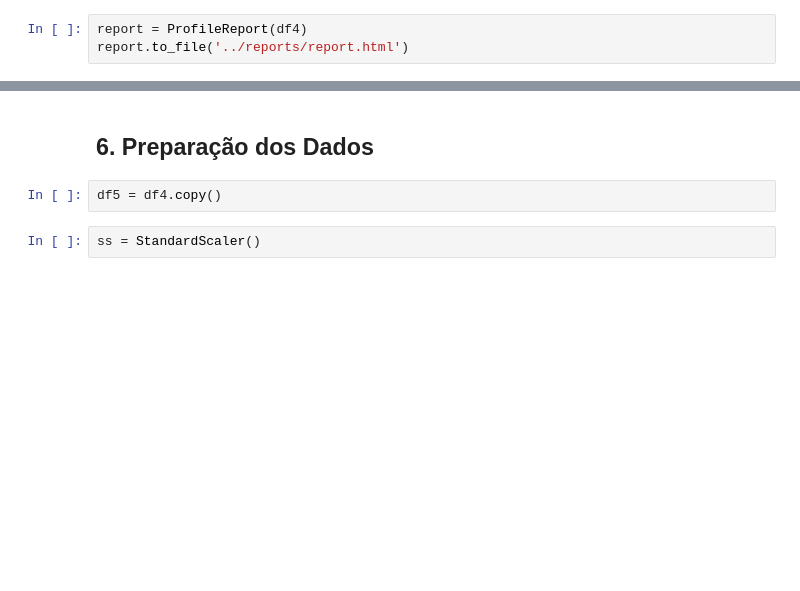
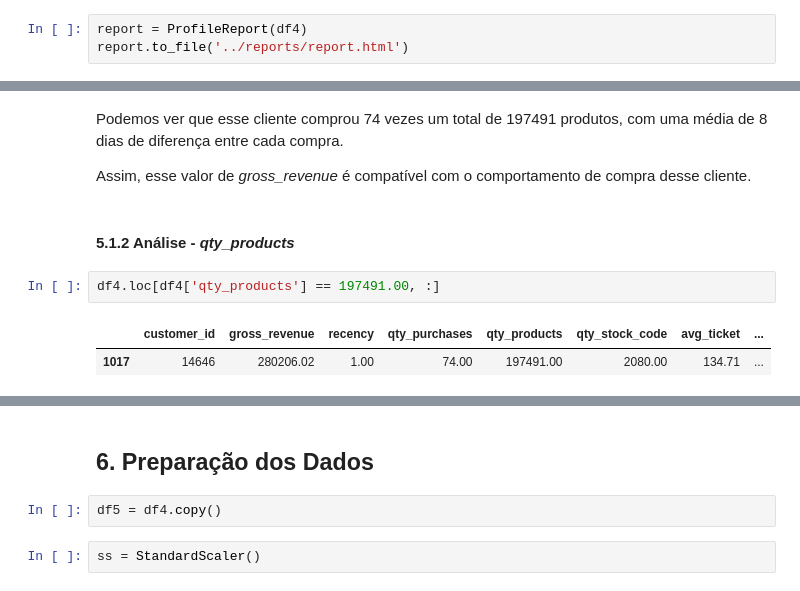
Before and after one commit to doegemon/PA004_high_value_customers_identification, a Jupyter notebook: notebooks/insiders_club.ipynb, the cells around one changed output, grey strips where cells are left out. Cells and saved outputs as stored; diff of their text form; blank space fills up the shorter version.

```diff
--- a/notebooks/insiders_club.ipynb
+++ b/notebooks/insiders_club.ipynb
@@ -904,0 +920,11 @@ report.to_file('../reports/report.html')
+# %% [markdown]
+Podemos ver que esse cliente comprou 74 vezes um total de 197491 produtos, com uma média de 8 dias de diferença entre cada compra.
+
+Assim, esse valor de *gross_revenue* é compatível com o comportamento de compra desse cliente.
+# %% [markdown]
+#### 5.1.2 Análise - *qty_products*
+# %%
+df4.loc[df4['qty_products'] == 197491.00, :]
+# %% [output]
+|  | customer_id | gross_revenue | recency | qty_purchases | qty_products | qty_stock_code | avg_ticket | ... |
+| 1017 | 14646 | 280206.02 | 1.00 | 74.00 | 197491.00 | 2080.00 | 134.71 | ... |
```
Also changed, not shown: parts of 17 cells of this notebook.
